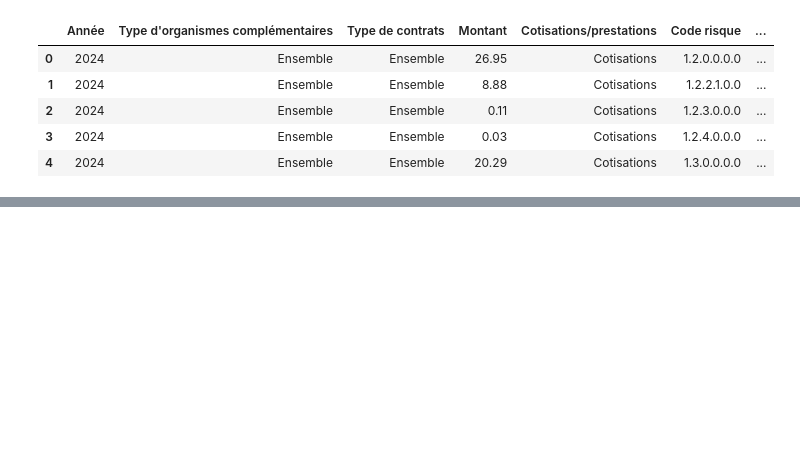
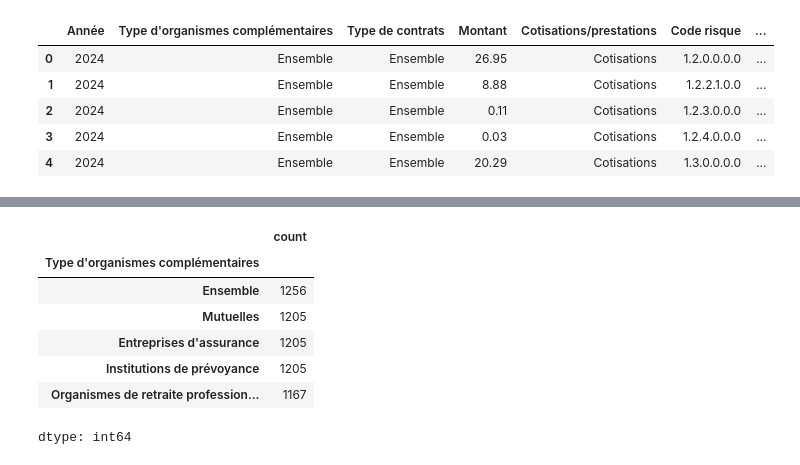
Before and after one commit to GunesCansu/Projet-Assurance, a Jupyter notebook: notebook/exploration.ipynb, the cells around one changed output, grey strips where cells are left out. Saved outputs shown, nothing was run; the diff lists cells and outputs as text; code cells hidden in the pictures; blank space fills up the shorter version.

```diff
--- a/notebook/exploration.ipynb
+++ b/notebook/exploration.ipynb
@@ -31,0 +80,13 @@ df.head()
+# %%
+# Types d'organismes complémentaires
+
+df["Type d'organismes complémentaires"].value_counts()
+# %% [output]
+|  | count |
+| Type d'organismes complémentaires |  |
+| Ensemble | 1256 |
+| Mutuelles | 1205 |
+| Entreprises d'assurance | 1205 |
+| Institutions de prévoyance | 1205 |
+| Organismes de retraite profession... | 1167 |
+dtype: int64
```
Also changed, not shown: parts of 15 cells of this notebook.
